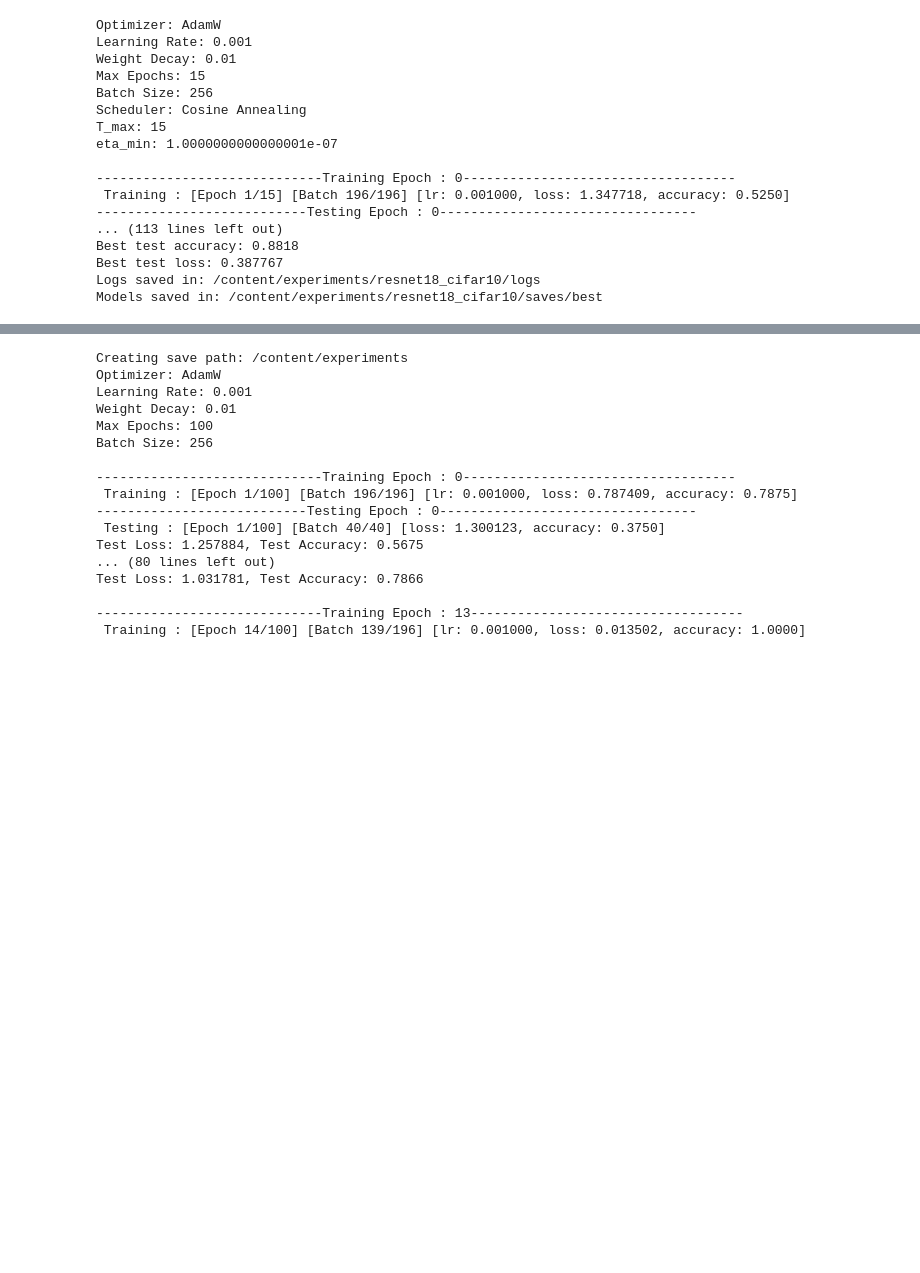
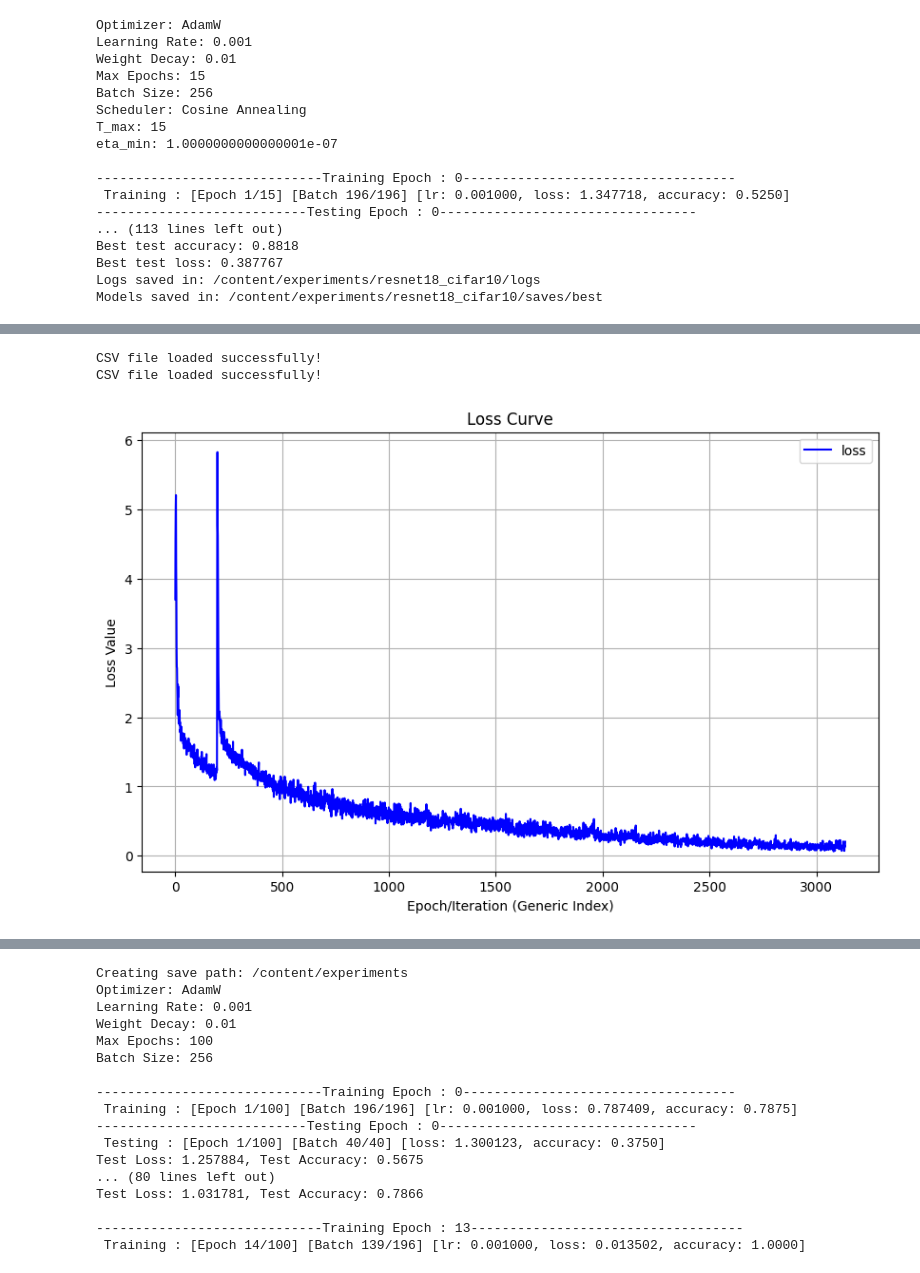
Before and after one commit to anonymous174174/404brain-not-found, a Jupyter notebook: Development/speed_discrepancy.ipynb, the cells around one changed output, grey strips where cells are left out. Drawn from its saved outputs; the diff is of its cells as text; code cells hidden in the pictures; blank space fills up the shorter version.

```diff
--- a/Development/speed_discrepancy.ipynb
+++ b/Development/speed_discrepancy.ipynb
@@ -7141,0 +7199,13 @@ Models saved in: /content/experiments/resnet18_cifar10/saves/best
+# %%
+train_loss = CSVLossPlotter("/content/experiments/resnet18_cifar10/logs/resnet18_cifar10_train_log.csv")
+test_loss = CSVLossPlotter("/content/experiments/resnet18_cifar10/logs/resnet18_cifar10_test_log.csv")
+# %%
+train_loss.load_csv()
+test_loss.load_csv()
+# %% [output]
+CSV file loaded successfully!
+CSV file loaded successfully!
+# %%
+train_loss.plot_losses()
+# %% [output]
+[figure, added]
```
Also changed, not shown: parts of 4 cells of this notebook.
